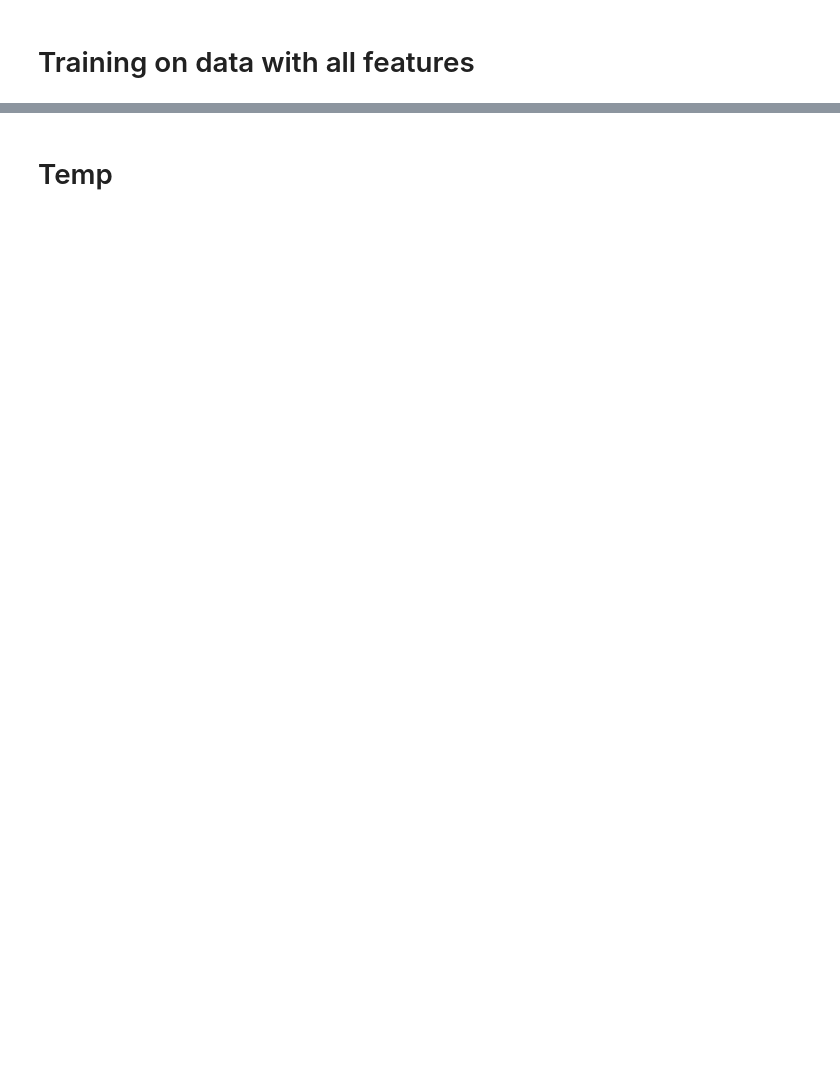
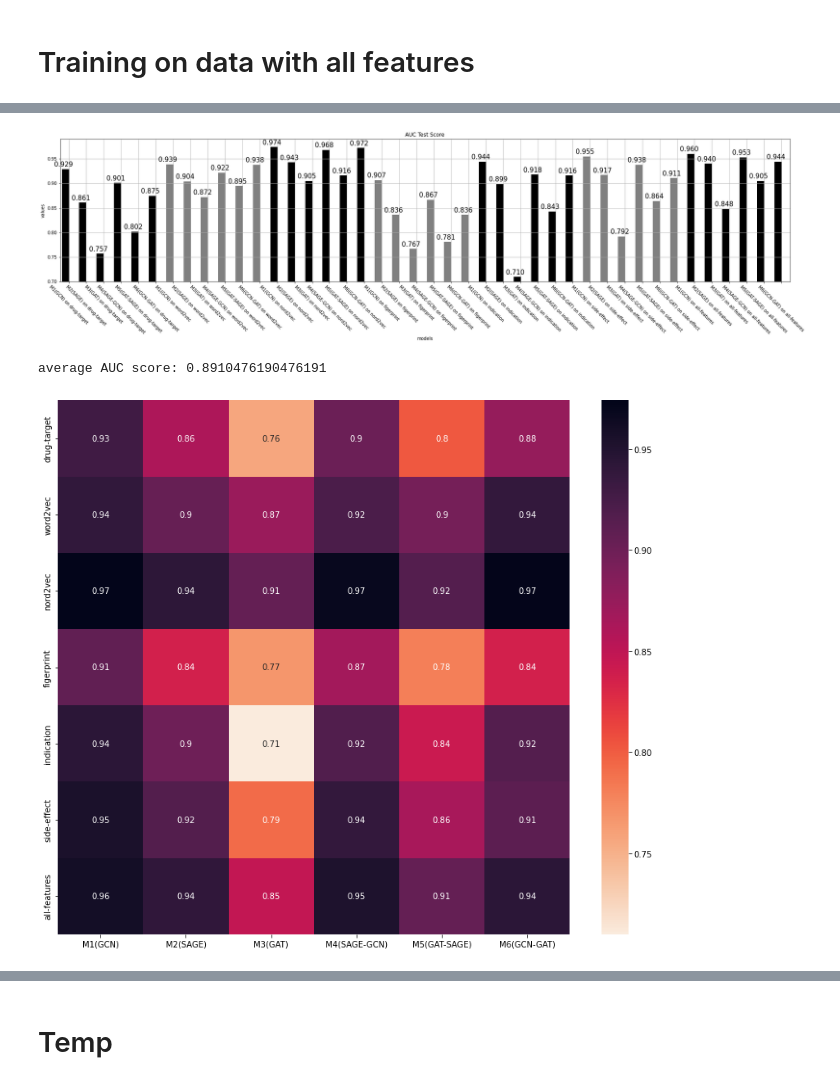
Before and after one commit to sinaziaee/DComG, a Jupyter notebook: model_feature_comparison.ipynb, the cells around one changed output, grey strips where cells are left out. Saved outputs shown, nothing was run; the diff lists cells and outputs as text; code cells hidden in the pictures; blank space fills up the shorter version.

Commit message:
completed pipeline in model_feature_comparision

```diff
--- a/model_feature_comparison.ipynb
+++ b/model_feature_comparison.ipynb
@@ -202,0 +148,15 @@ for i, new_pairs in enumerate(all_new_pairs):
+# %%
+data_list, reverse_node_dict_list = create_graph_data_with_different_features(with_reverse=True)
+reverse_node_dict_list.append(reverse_all_featues_nodes_dict)
+data_list_names = ['drug_target', 'word2vec', 'node2vec', 'drug_finger', 'indication', 'side_effec', 'all_features']
+model_list_names = ['GCN', 'SAGE', 'GAT', 'SAGE-GCN', 'GAT-SAGE', 'GCN-GAT']
+
+m_names = []
+
+for i in data_list_names:
+    for j in model_list_names:
+        m_names.append(f'{j}-{i}')
+
+for i, new_pairs in enumerate(all_new_pairs):
+    t = int(i / 6)
+    save_preds_in_csv(new_pairs, reverse_node_dict_list[t], m_names[i])
@@ -202,0 +172,62 @@ for i, new_pairs in enumerate(all_new_pairs):
+# %%
+model_names = ['M1(GCN)', 'M2(SAGE)', 'M3(GAT)', 'M4(SAGE-GCN)', 'M5(GAT-SAGE)', 'M6(GCN-GAT)']
+feature_names = ['drug-target', 'word2vec', 'nord2vec', 'figerprint', 'indication', 'side-effect', 'all-features']
+colors = ['black', 'gray', 'black', 'gray', 'black', 'gray', 'black']
+method_names = []
+all_test = []
+
+ave_list = []
+for i in range(len(all_te_list)):
+    ave = 0
+    for j in range(len(all_te_list[0])):
+        ave += all_te_list[i][j]
+    ave = ave / len(all_te_list[0])
+    ave_list.append(ave)
+# calculating average on the models
+ave_list = []
+scores = []
+for i in range(len(all_te_list)):
+    ave = 0
+    for j in range(len(all_te_list[0])):
+        ave += all_te_list[i][j]
+    ave = ave / len(all_te_list[0])
+    ave_list.append(ave)
+# printing models in a table visualization
+print(' '* 15, end='')
+for i, name in enumerate(model_names):
+    print(f'{name:^15}', end='')
+print()
+for i in range(len(all_te_list)):
+    model = feature_names[i]
+    print(f'{feature_names[i]:^15}', end='')
+    scores_list = []
+    for j in range(len(all_te_list[0])):
+        string = float("{:.3f}".format(all_te_list[i][j]))
+        all_test.append(string)
+        feature = model_names[j]
+        print(f'{string:^15}' , end='')
+        method_names.append(f'{feature} on {model}')
+        scores_list.append(string)
+    # scores_list.append(ave_list[i])
+    scores.append(scores_list)
+    print()
+# barplot visualization
+plotter(all_test, method_names, colors)
+scores = np.array(scores)
+scores = np.reshape(scores, (7, 6))
+# computing overall score
+heat_scores = scores[:]
+sum = 0
+for i in range(len(heat_scores)):
+    for j in range(len(heat_scores[0])):
+        sum += heat_scores[i][j]
+print('average AUC score:', sum / 42)
+# Heatmap visualization
+cmap = sns.cm.rocket_r
+
+plt.figure(figsize=(14, 12))
+ax = sns.heatmap(scores, annot=True, cmap=cmap)
+ax.set_xticklabels(model_names)
+ax.set_yticklabels(feature_names)
+plt.show()
+# %% [output]
@@ -202,0 +242,3 @@ for i, new_pairs in enumerate(all_new_pairs):
+[figure, added]
+average AUC score: 0.8910476190476191
+[figure, added]
```
Also changed, not shown: parts of 32 cells of this notebook, 52 other files.
